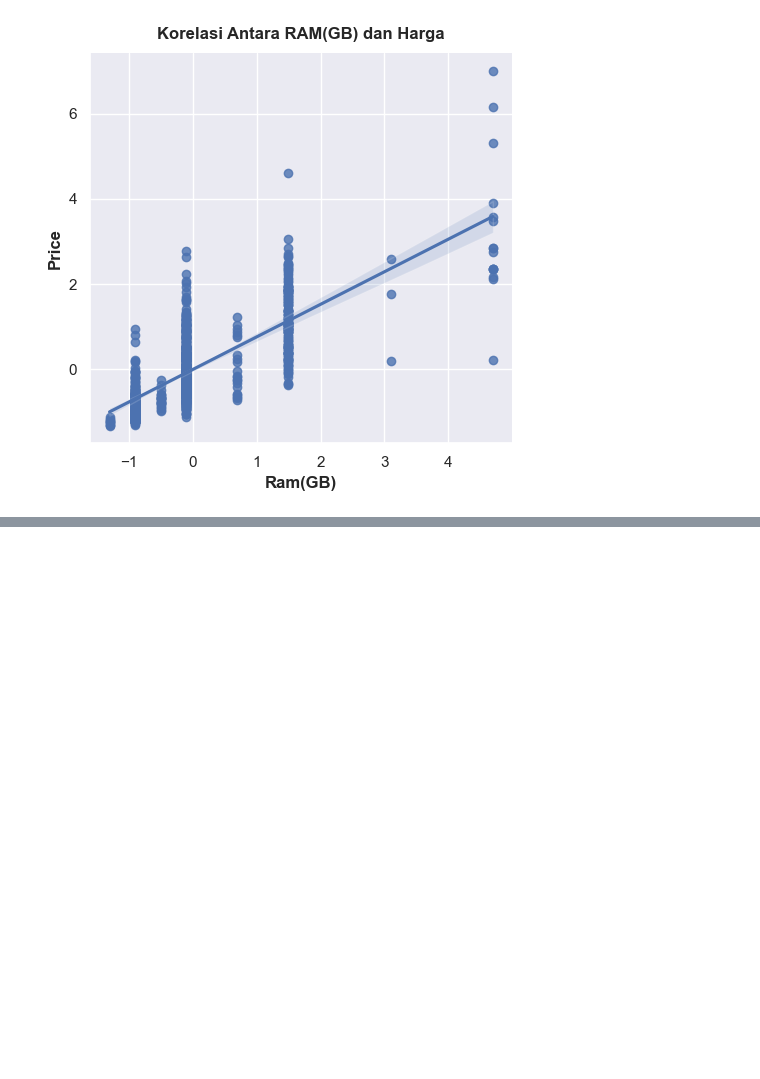
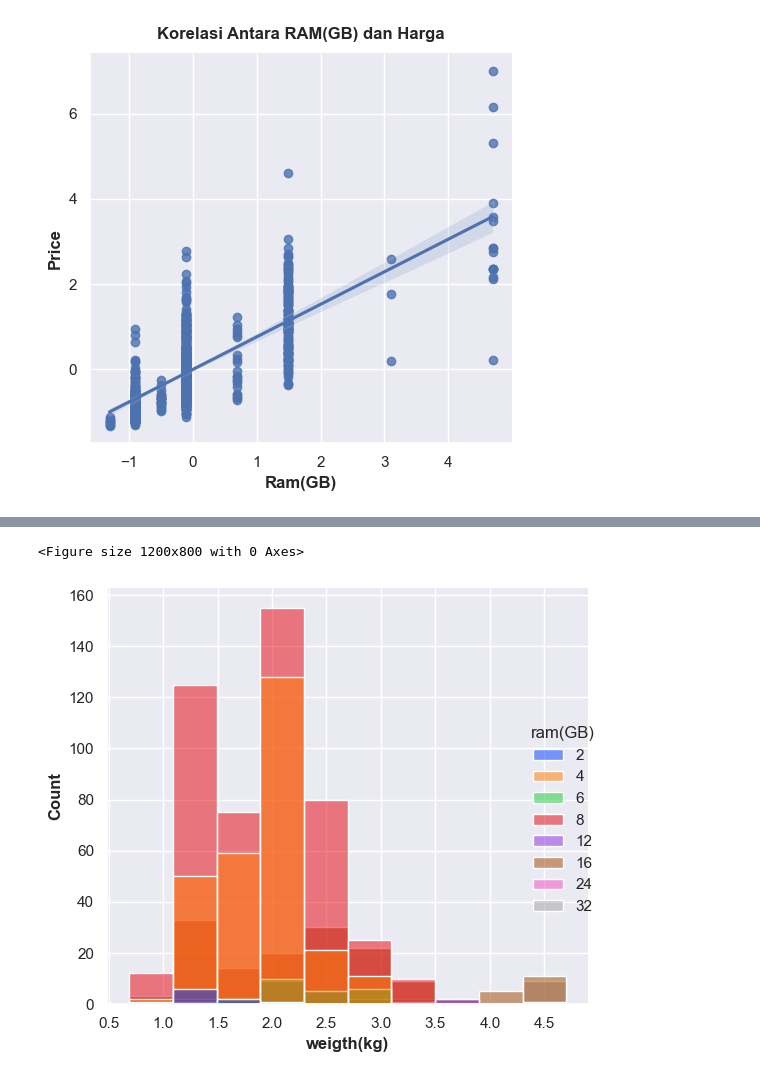
Before and after one commit to indraJuliansyahPutra/Laptop-Price, a Jupyter notebook: visualisasi.ipynb, the cells around one changed output, grey strips where cells are left out. Saved outputs shown, nothing was run; the diff lists cells and outputs as text; code cells hidden in the pictures; blank space fills up the shorter version.

```diff
--- a/visualisasi.ipynb
+++ b/visualisasi.ipynb
@@ -415,0 +437,8 @@ laptop.describe()
+# %%
+plt.figure(figsize=(12, 8))
+sns.displot(data=laptop, x = 'weigth(kg)', hue = 'ram(GB)', palette='bright', bins = 10)
+
+plt.show()
+# %% [output]
+<Figure size 1200x800 with 0 Axes>
+[figure, added]
```
Also changed, not shown: parts of 4 cells of this notebook.
